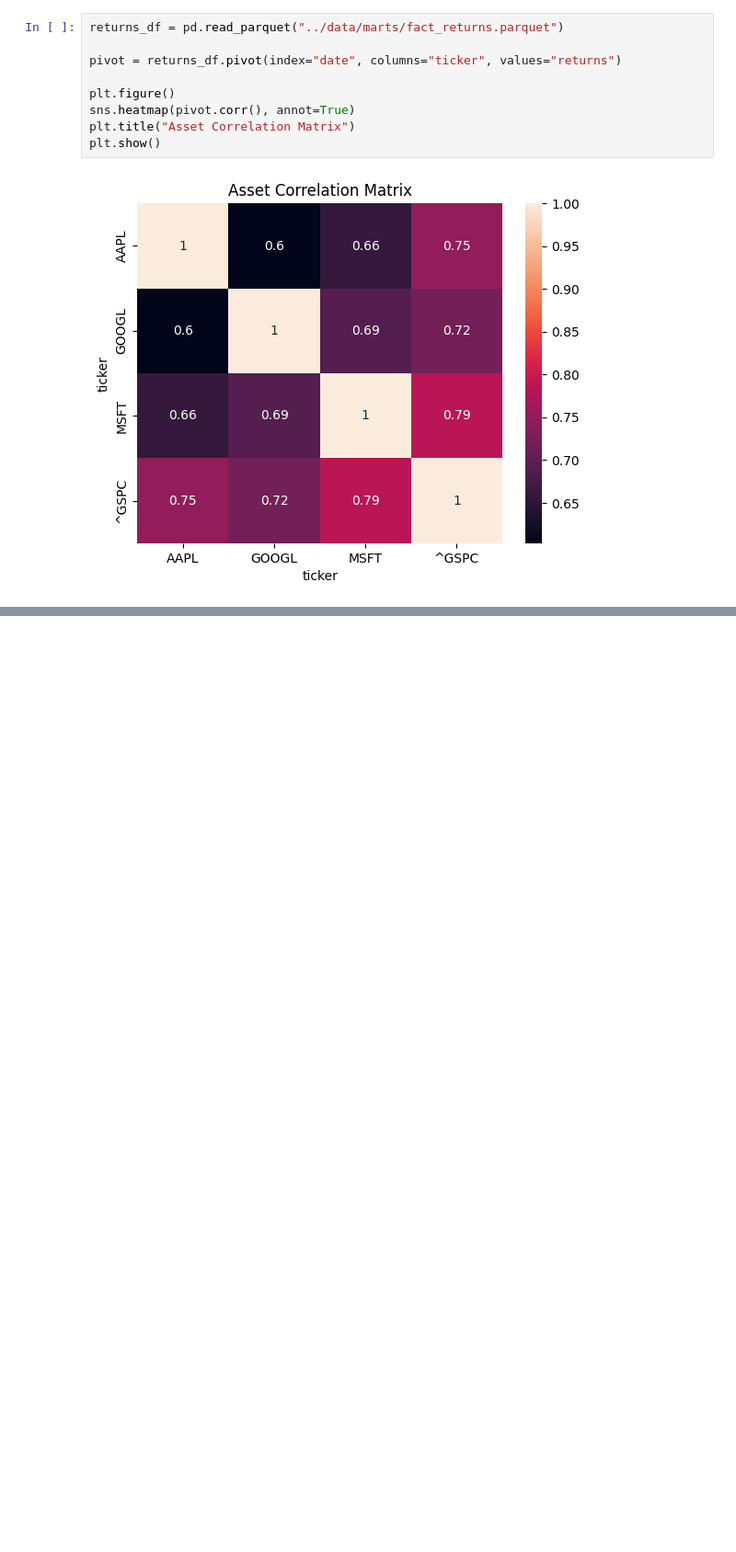
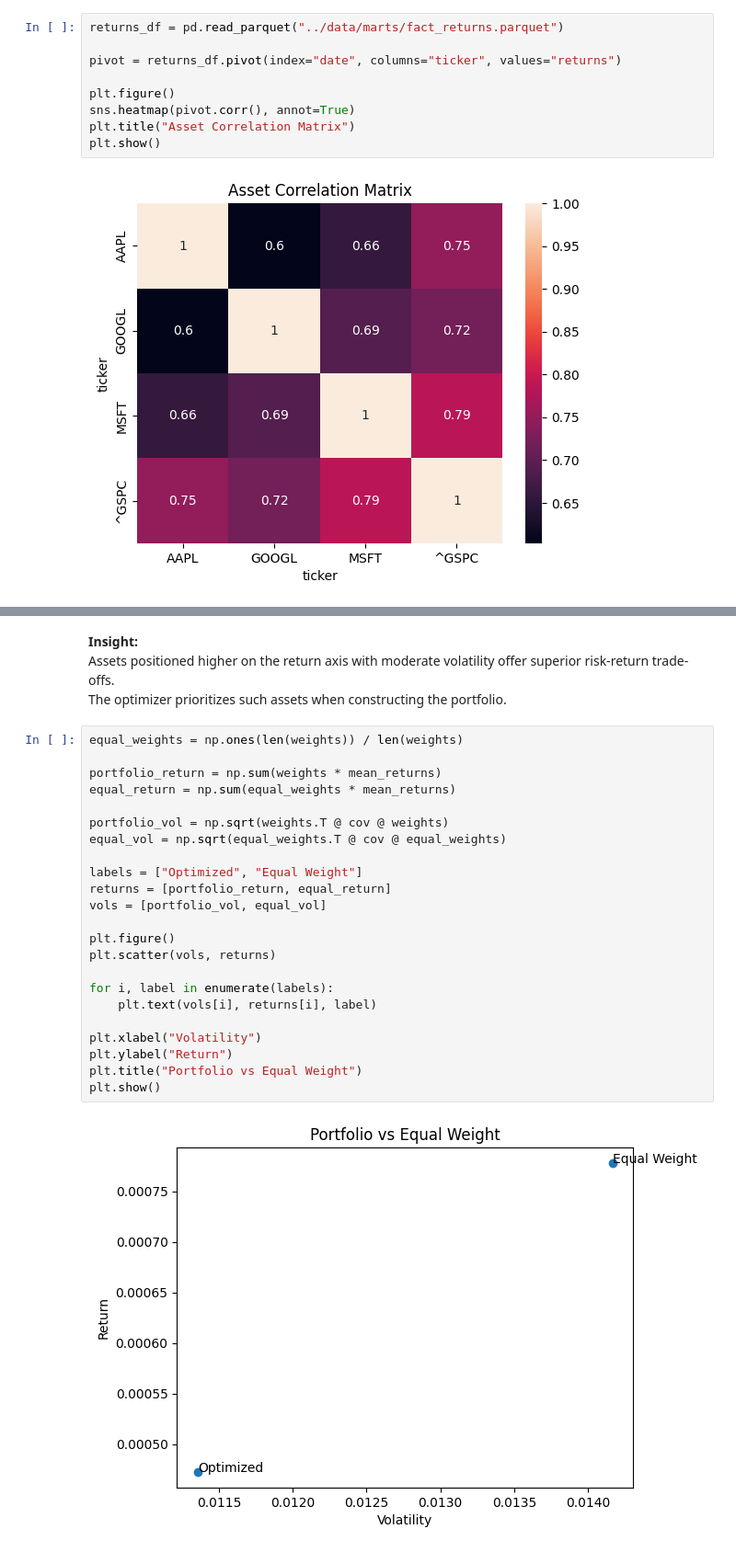
Before and after one commit to r0hansng/financial-intelligence-dashboard, a Jupyter notebook: notebooks/storytelling_dashboard.ipynb, the cells around one changed output, grey strips where cells are left out. Shown at 92% size. Drawn from its saved outputs; the diff is of its cells as text; blank space fills up the shorter version.

```diff
--- a/notebooks/storytelling_dashboard.ipynb
+++ b/notebooks/storytelling_dashboard.ipynb
@@ -62,0 +83,29 @@ plt.show()
+# %% [markdown]
+**Insight:**
+Assets positioned higher on the return axis with moderate volatility offer superior risk-return trade-offs.
+The optimizer prioritizes such assets when constructing the portfolio.
+# %%
+equal_weights = np.ones(len(weights)) / len(weights)
+
+portfolio_return = np.sum(weights * mean_returns)
+equal_return = np.sum(equal_weights * mean_returns)
+
+portfolio_vol = np.sqrt(weights.T @ cov @ weights)
+equal_vol = np.sqrt(equal_weights.T @ cov @ equal_weights)
+
+labels = ["Optimized", "Equal Weight"]
+returns = [portfolio_return, equal_return]
+vols = [portfolio_vol, equal_vol]
+
+plt.figure()
+plt.scatter(vols, returns)
+
+for i, label in enumerate(labels):
+    plt.text(vols[i], returns[i], label)
+
+plt.xlabel("Volatility")
+plt.ylabel("Return")
+plt.title("Portfolio vs Equal Weight")
+plt.show()
+# %% [output]
+[figure, added]
```
Also changed, not shown: parts of 7 cells of this notebook.
